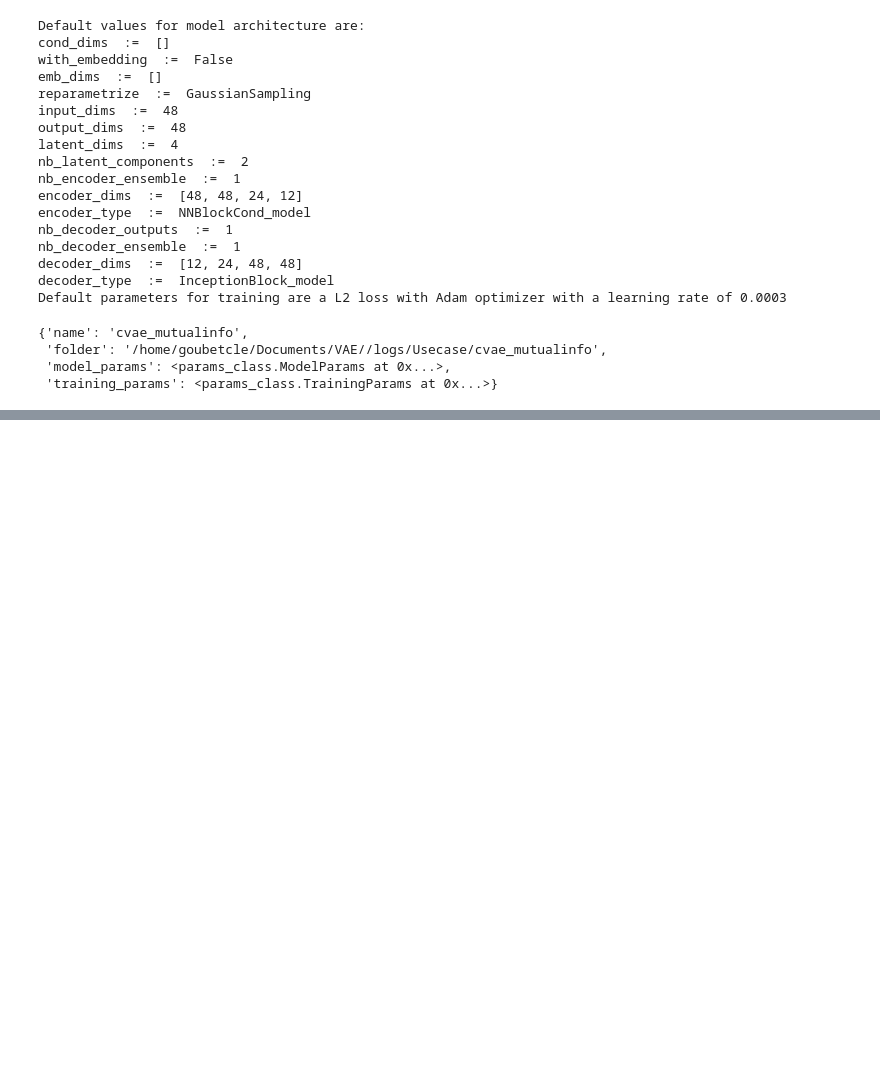
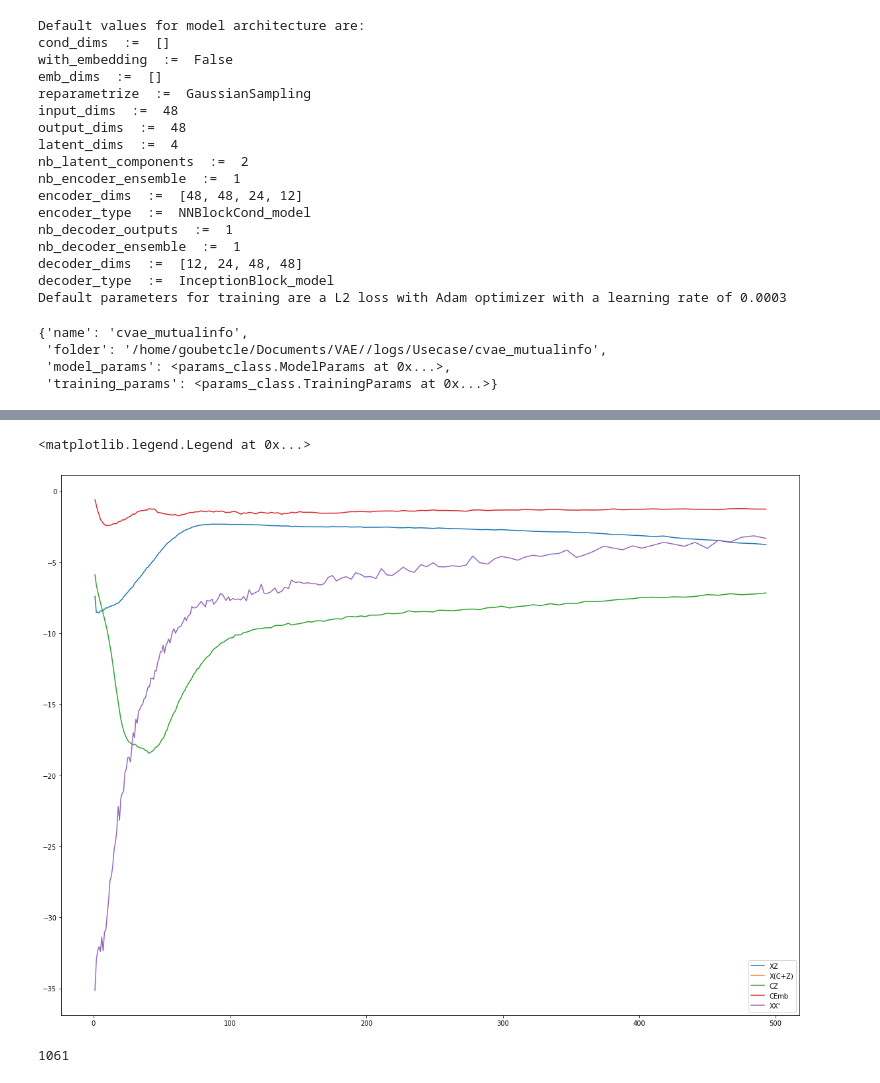
Before and after one commit to GoubetClem/VAE, a Jupyter notebook: Usecase_CVAE.ipynb, the cells around one changed output, grey strips where cells are left out. Drawn from its saved outputs; the diff is of its cells as text; code cells hidden in the pictures; blank space fills up the shorter version.

```diff
--- a/Usecase_CVAE.ipynb
+++ b/Usecase_CVAE.ipynb
@@ -699,3 +683,16 @@ Function call stack:
+# %%
+plt.figure(figsize=(20,15))
+for key, list_val in histinfo.MI.items():
+    plt.plot(histinfo.period[:len(list_val)], list_val, label=key)
+#plt.yscale("log")
+plt.legend()
+# %% [output]
+<matplotlib.legend.Legend at 0x...>
+[figure, added]
+# %%
+histinfo.memory_epochs
+# %% [output]
+1061
 # %%
 x_encoded = mi_cvae.encoder.predict(dataset_emb['train']['x'])[0]
 # %%
```
Also changed, not shown: parts of 28 cells of this notebook, 4 other files.
